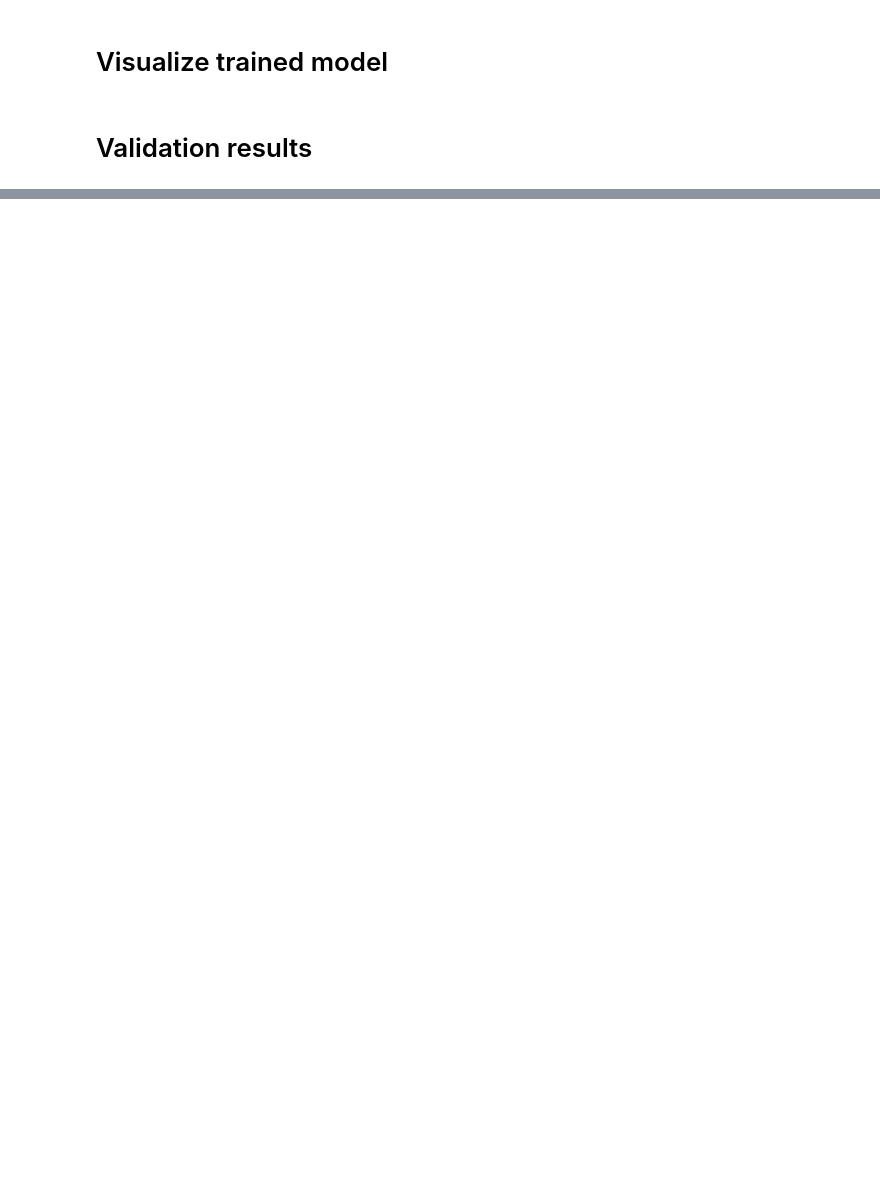
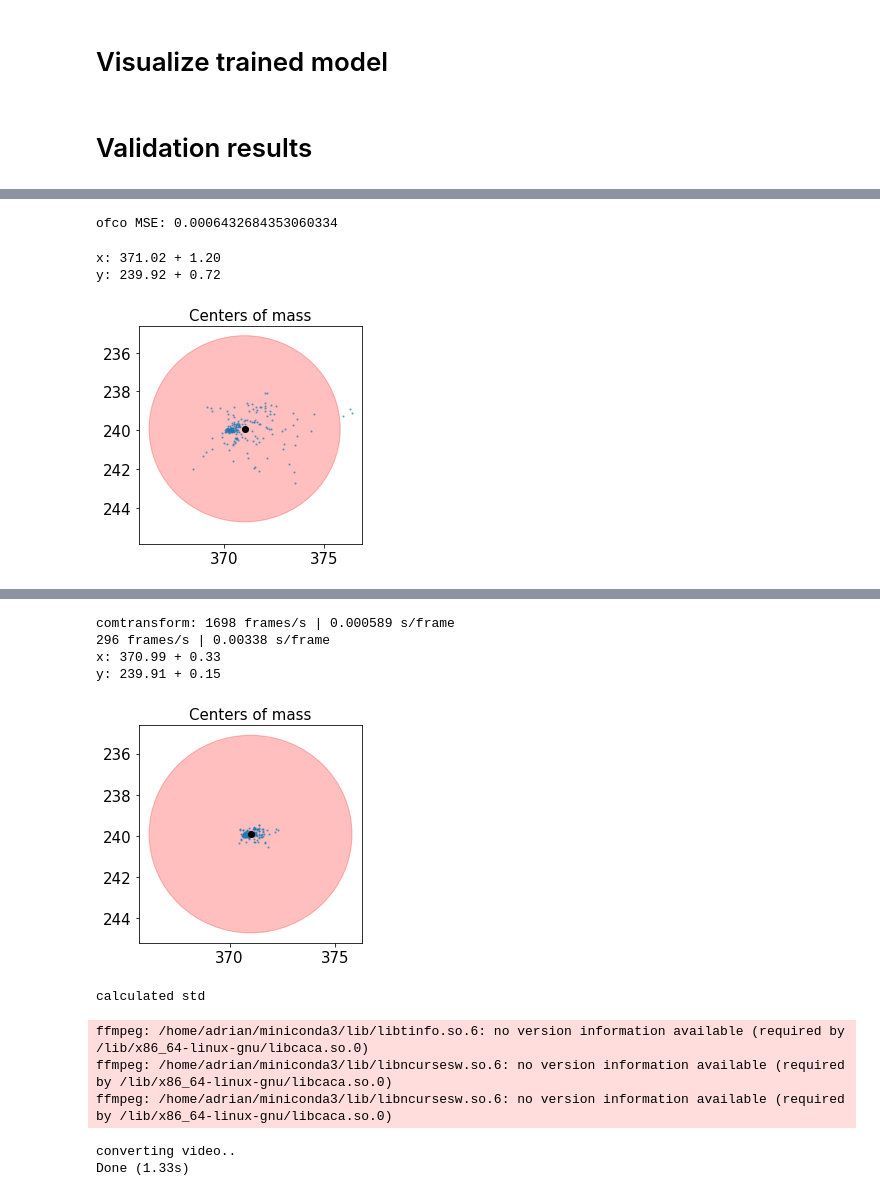
Before and after one commit to Sager611/stabilize2p, a Jupyter notebook: notebooks/train-voxelmorph.ipynb, the cells around one changed output, grey strips where cells are left out. Drawn from its saved outputs; the diff is of its cells as text; code cells hidden in the pictures; blank space fills up the shorter version.

Commit message:
added center-of-mass transform

```diff
--- a/notebooks/train-voxelmorph.ipynb
+++ b/notebooks/train-voxelmorph.ipynb
@@ -372,0 +401,16 @@ Video('../bin/train-voxelmorph.out/validation-video.mov')
+# %%
+import voxelmorph as vxm
+from stabilize2p.utils import vxm_data_generator
+
+path = ofco_examples[4]
+img_gen = vxm_data_generator(path, batch_size=8, training=False)
+MSE_loss = vxm.losses.MSE().loss
+mse = []
+for (ins, _) in img_gen:
+    moved, fixed = ins
+    mse += [MSE_loss(moved, fixed).numpy()]
+mse = np.mean(mse)
+
+print(f'ofco MSE: {mse}')
+# %% [output]
+ofco MSE: 0.0006432684353060334
@@ -372,0 +449,22 @@ Video('../bin/train-voxelmorph.out/validation-video.mov')
+# %%
+from stabilize2p.utils import estimate_background_threshold
+from stabilize2p.register import com_transform
+
+path = "../data/200901_G23xU1/Fly1/Fly1/009_coronal/2p/denoised_red.tif"
+x_val = tiff.imread(path, key=range(200, 400))
+
+plot_centers(x_val)
+
+t1 = time.perf_counter()
+com_transform(x_val, inplace=True, downsample=2)
+t2 = time.perf_counter()
+print(f'{x_val.shape[0]/(t2-t1):.0f} frames/s | {(t2-t1)/x_val.shape[0]:.3g} s/frame')
+
+plot_centers(x_val)
+
+make_video('out', frame_gen(x_val))
+Video('out.mov')
+# %% [output]
+x: 371.02 + 1.20
+y: 239.92 + 0.72
+[figure, added]
@@ -372,0 +472,11 @@ Video('../bin/train-voxelmorph.out/validation-video.mov')
+comtransform: 1698 frames/s | 0.000589 s/frame
+296 frames/s | 0.00338 s/frame
+x: 370.99 + 0.33
+y: 239.91 + 0.15
+[figure, added]
+calculated std
+ffmpeg: /home/adrian/miniconda3/lib/libtinfo.so.6: no version information available (required by /lib/x86_64-linux-gnu/libcaca.so.0)
+ffmpeg: /home/adrian/miniconda3/lib/libncursesw.so.6: no version information available (required by /lib/x86_64-linux-gnu/libcaca.so.0)
+ffmpeg: /home/adrian/miniconda3/lib/libncursesw.so.6: no version information available (required by /lib/x86_64-linux-gnu/libcaca.so.0)
+converting video..
+Done (1.33s)
```
Also changed, not shown: parts of 14 cells of this notebook, 13 other files.
